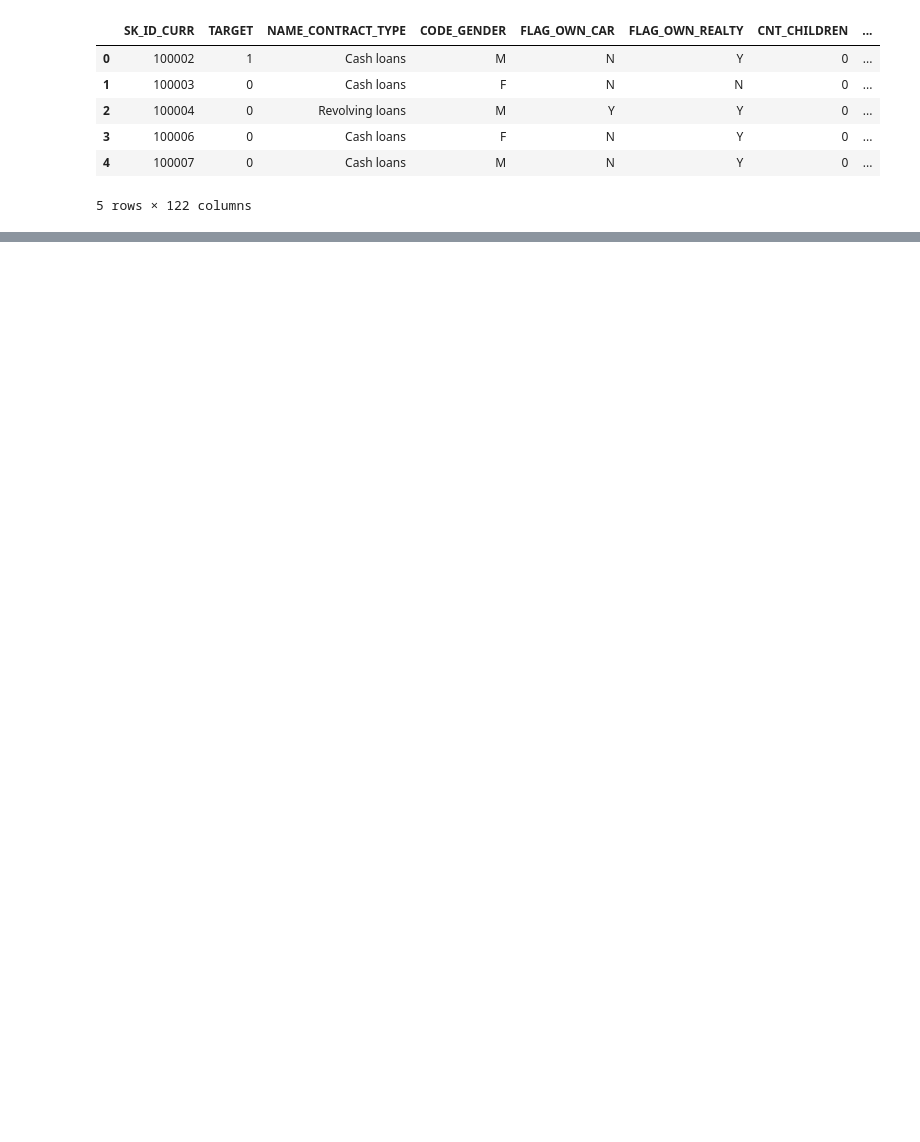
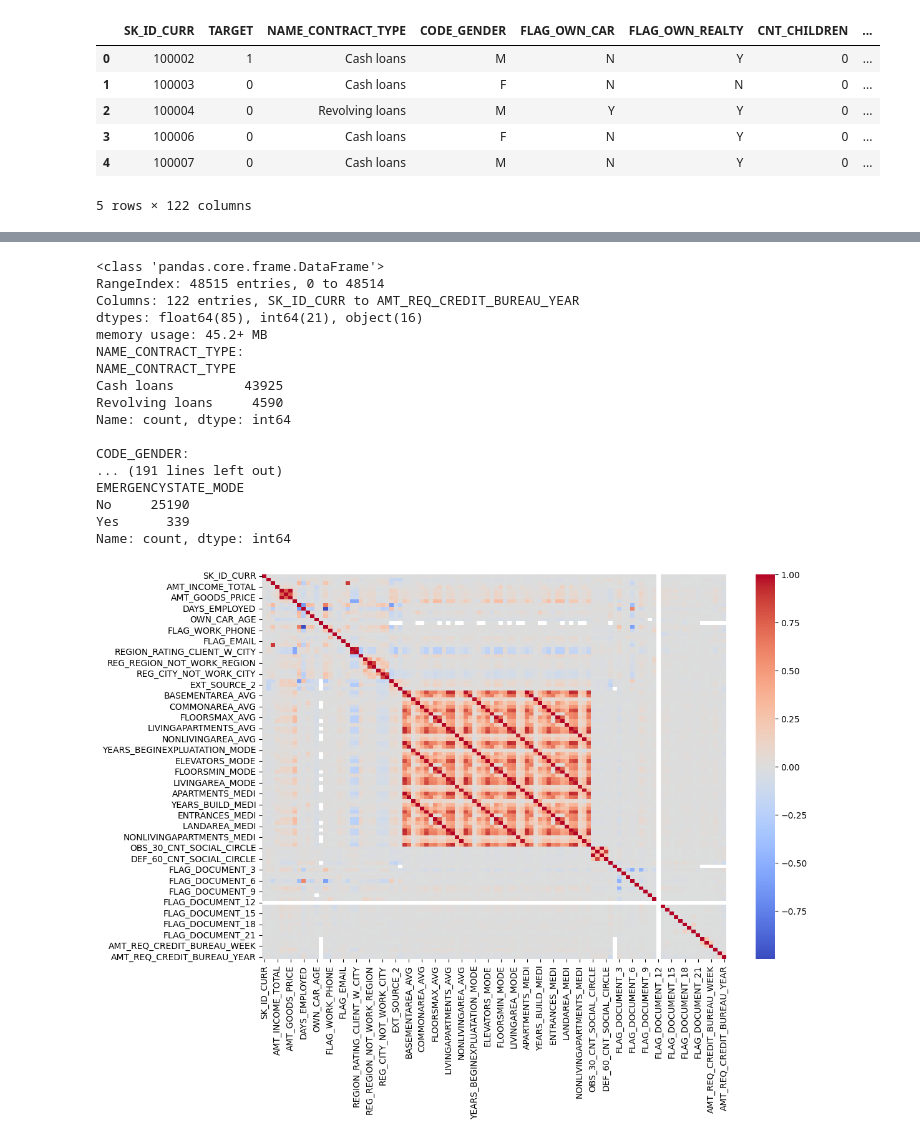
Before and after one commit to caiocapitani/consultor-credito-ia, a Jupyter notebook: notebooks/eda.ipynb, the cells around one changed output, grey strips where cells are left out. Saved outputs shown, nothing was run; the diff lists cells and outputs as text; code cells hidden in the pictures; blank space fills up the shorter version.

```diff
--- a/notebooks/eda.ipynb
+++ b/notebooks/eda.ipynb
@@ -27,0 +37,10 @@ df.head()
+# %%
+# Caminho para o dataset no Google Drive
+dataset_path = '/content/drive/MyDrive/Projetos/projeto-credito/data/application_train.csv'
+
+# Ler o dataset
+import pandas as pd
+df = pd.read_csv(dataset_path)
+
+# Verificar os dados
+df.head()
@@ -27,0 +99,46 @@ df.head()
+# %%
+# Exibir informações básicas do DataFrame
+df.info()
+
+# Estatísticas descritivas
+df.describe()
+
+# Verificar valores ausentes
+missing_values = df.isnull().sum()
+
+# Contagem de valores em variáveis categóricas
+categorical_cols = df.select_dtypes(include='object').columns
+for col in categorical_cols:
+    print(f'{col}:')
+    print(df[col].value_counts())
+    print()
+
+# Verificar correlação entre as variáveis numéricas
+import seaborn as sns
+import matplotlib.pyplot as plt
+
+# Select only numerical features for correlation analysis
+numerical_df = df.select_dtypes(include=['number'])  # Select numerical columns only
+
+plt.figure(figsize=(12, 8))
+sns.heatmap(numerical_df.corr(), annot=False, cmap='coolwarm')  # Calculate correlation on numerical data
+plt.show()
+# %% [output]
+<class 'pandas.core.frame.DataFrame'>
+RangeIndex: 48515 entries, 0 to 48514
+Columns: 122 entries, SK_ID_CURR to AMT_REQ_CREDIT_BUREAU_YEAR
+dtypes: float64(85), int64(21), object(16)
+memory usage: 45.2+ MB
+NAME_CONTRACT_TYPE:
+NAME_CONTRACT_TYPE
+Cash loans         43925
+Revolving loans     4590
+Name: count, dtype: int64
+
+CODE_GENDER:
+... (191 lines left out)
+EMERGENCYSTATE_MODE
+No     25190
+Yes      339
+Name: count, dtype: int64
+[figure, added]
```
Also changed, not shown: parts of 6 cells of this notebook.
